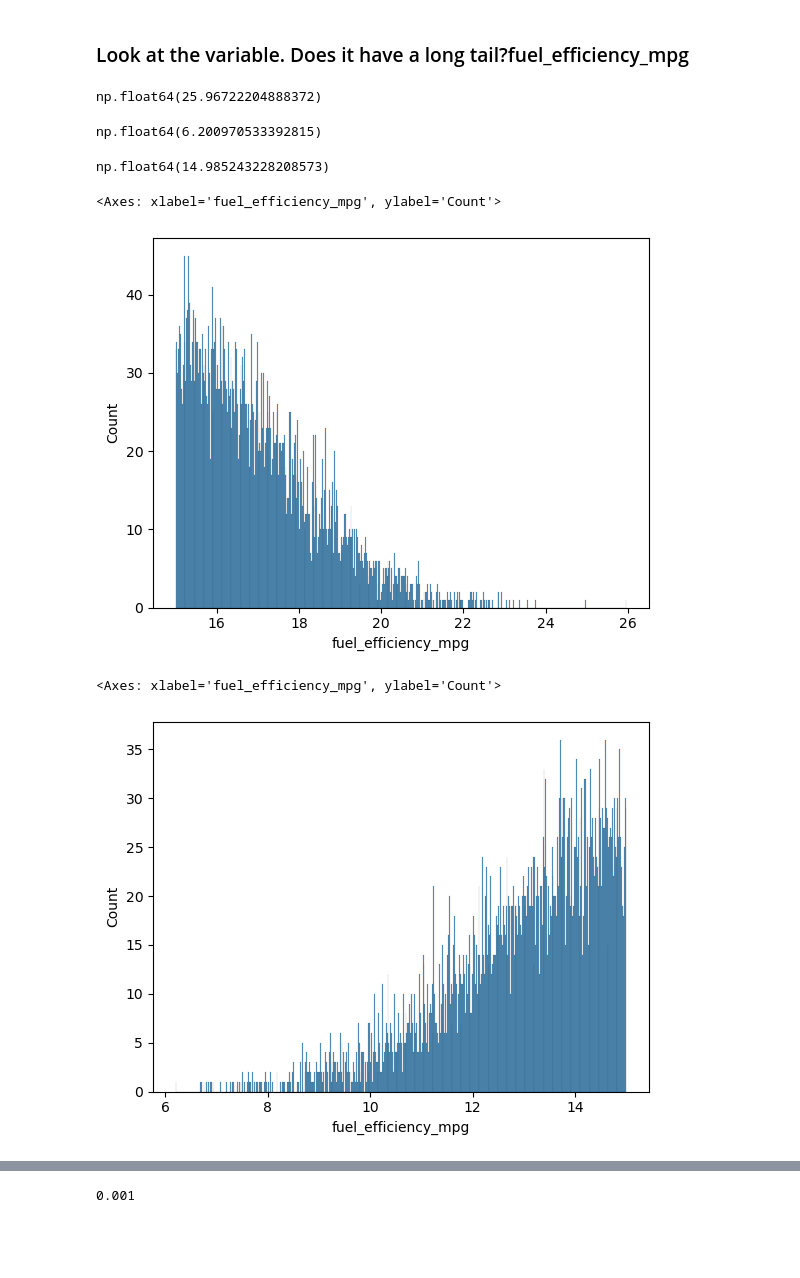
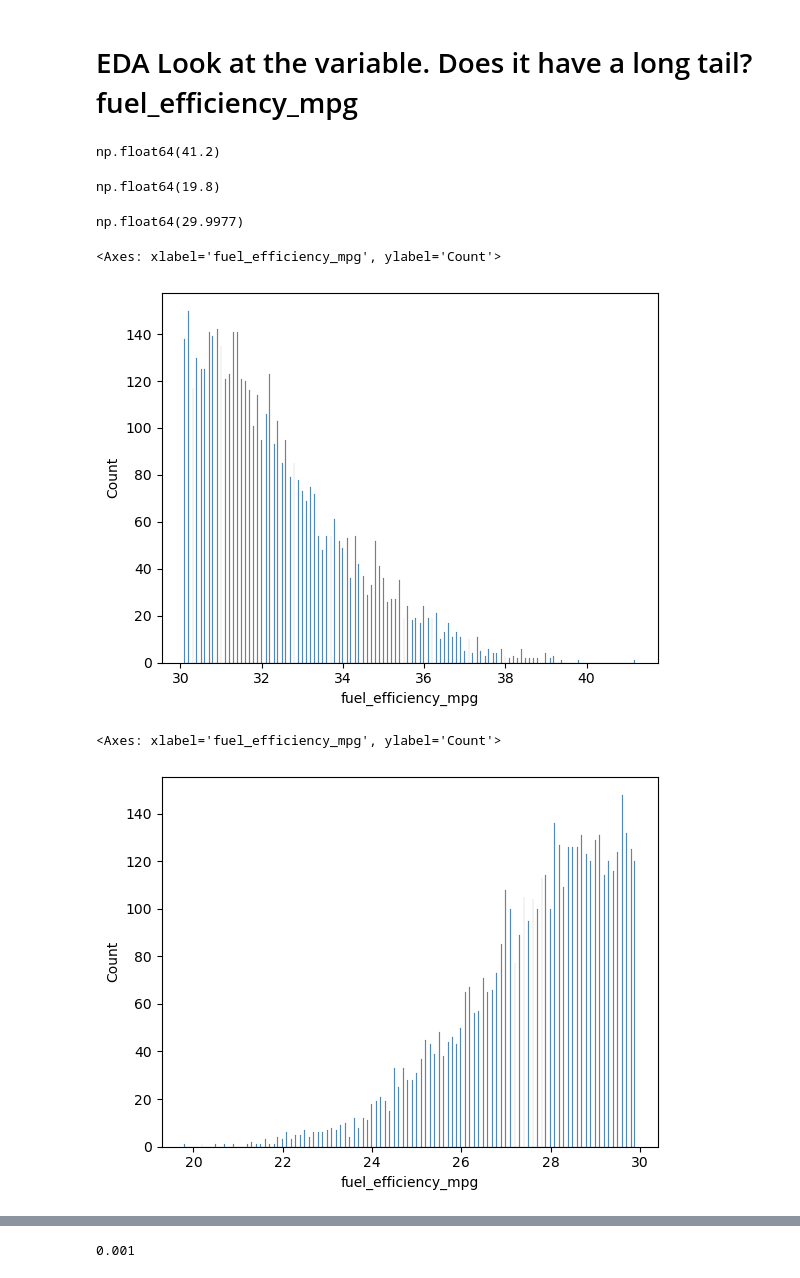
Before and after one commit to zhanghaifeng9988/-ml-learning-notes-homework, a Jupyter notebook: home_work_02.ipynb, the cells around one changed output, grey strips where cells are left out. Cells and saved outputs as stored; diff of their text form; code cells hidden in the pictures; blank space fills up the shorter version.

```diff
--- a/home_work_02.ipynb
+++ b/home_work_02.ipynb
@@ -5,7 +5,7 @@ import matplotlib.pyplot as plt
 import seaborn as sns
 %matplotlib  inline
 # %%
-df = pd.read_csv('car_fuel_efficiency.csv')
+df = pd.read_csv('car_fuel_efficiency_2026.csv')
 # %%
 df.dtypes
 # %% [output]
@@ -130,31 +128,31 @@ np.float64(149.0)
 # %% [markdown]
-### Look at the variable. Does it have a long tail?fuel_efficiency_mpg
+# EDA      Look at the variable. Does it have a long tail?fuel_efficiency_mpg
 # %%
 df.fuel_efficiency_mpg.max()
 # %% [output]
-np.float64(25.96722204888372)
+np.float64(41.2)
 # %%
 df.fuel_efficiency_mpg.min()
 # %% [output]
-np.float64(6.200970533392815)
+np.float64(19.8)
 # %%
 df.fuel_efficiency_mpg.mean()
 # %% [output]
-np.float64(14.985243228208573)
+np.float64(29.9977)
 # %%
 import matplotlib.pyplot as plt
 import seaborn as sns
 %matplotlib  inline
 # %%
-sns.histplot(df.fuel_efficiency_mpg[df.fuel_efficiency_mpg > 15 ],bins=500)
+sns.histplot(df.fuel_efficiency_mpg[df.fuel_efficiency_mpg > 30 ],bins=500)
 # %% [output]
 <Axes: xlabel='fuel_efficiency_mpg', ylabel='Count'>
-[figure, old version]
+[figure, new version]
 # %%
-sns.histplot(df.fuel_efficiency_mpg[df.fuel_efficiency_mpg < 15 ],bins=500)
+sns.histplot(df.fuel_efficiency_mpg[df.fuel_efficiency_mpg < 30 ],bins=500)
 # %% [output]
 <Axes: xlabel='fuel_efficiency_mpg', ylabel='Count'>
-[figure, old version]
+[figure, new version]
 # %%
 sns.histplot(df.fuel_efficiency_mpg,bins=500)
 # %% [output]
```
Also changed, not shown: parts of 40 cells of this notebook.
